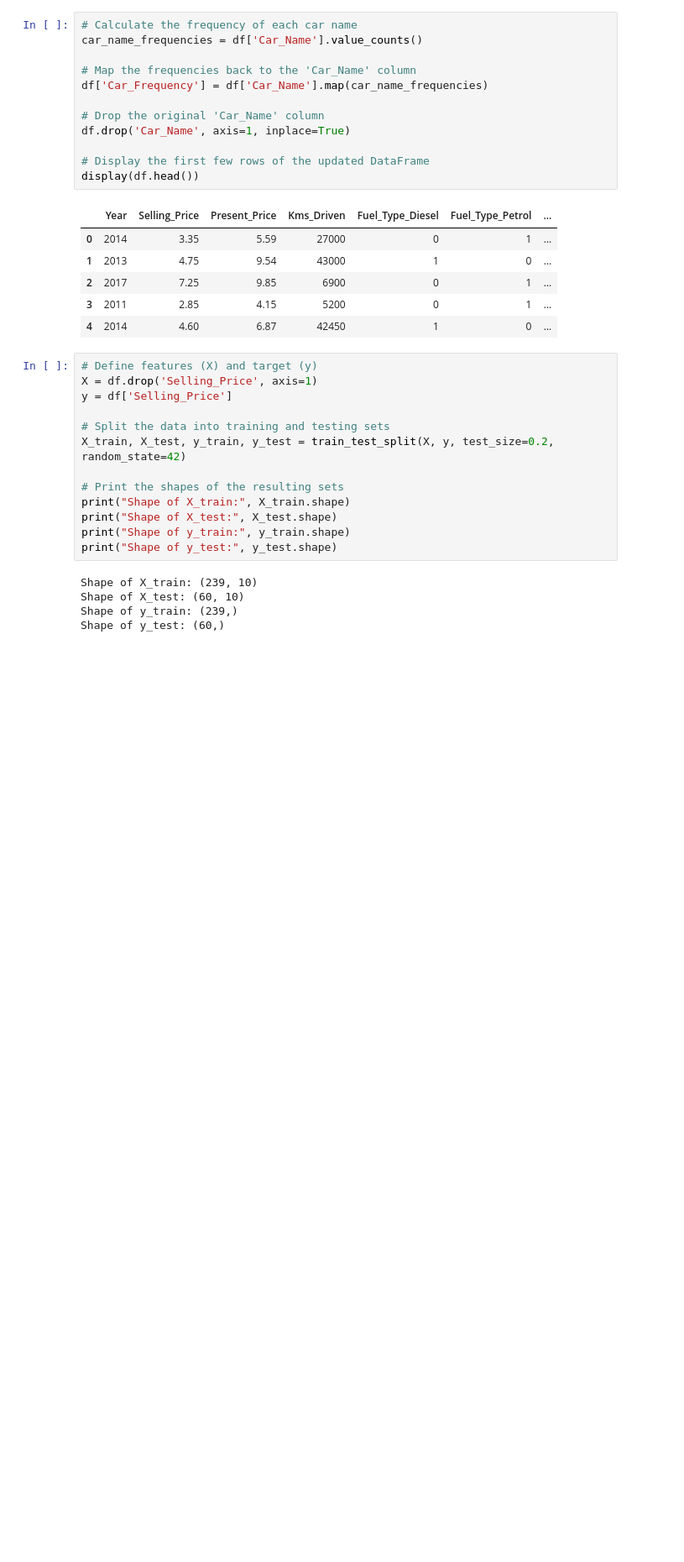
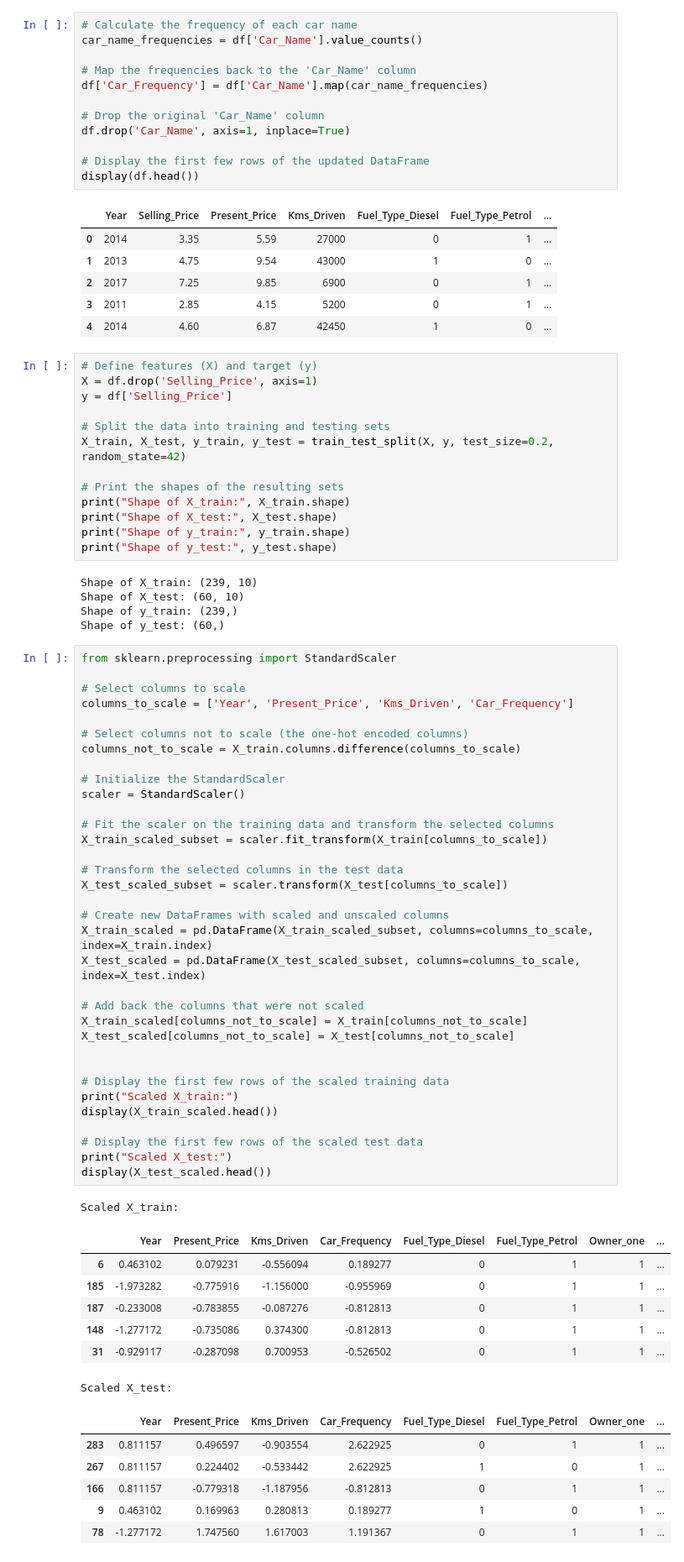
Before and after one commit to MohammadAghaei1/Polynomial-Car-price-prediction-, a Jupyter notebook: Mohammad/Car_price_prediction.ipynb, the cells around one changed output. Shown: that part at 84% size. Cells and saved outputs as stored; diff of their text form; blank space fills up the shorter version.

```diff
--- a/Mohammad/Car_price_prediction.ipynb
+++ b/Mohammad/Car_price_prediction.ipynb
@@ -427,3 +433,52 @@ Shape of X_train: (239, 10)
 Shape of X_test: (60, 10)
 Shape of y_train: (239,)
 Shape of y_test: (60,)
+# %%
+from sklearn.preprocessing import StandardScaler
+
+# Select columns to scale
+columns_to_scale = ['Year', 'Present_Price', 'Kms_Driven', 'Car_Frequency']
+
+# Select columns not to scale (the one-hot encoded columns)
+columns_not_to_scale = X_train.columns.difference(columns_to_scale)
+
+# Initialize the StandardScaler
+scaler = StandardScaler()
+
+# Fit the scaler on the training data and transform the selected columns
+X_train_scaled_subset = scaler.fit_transform(X_train[columns_to_scale])
+
+# Transform the selected columns in the test data
+X_test_scaled_subset = scaler.transform(X_test[columns_to_scale])
+
+# Create new DataFrames with scaled and unscaled columns
+X_train_scaled = pd.DataFrame(X_train_scaled_subset, columns=columns_to_scale, index=X_train.index)
+X_test_scaled = pd.DataFrame(X_test_scaled_subset, columns=columns_to_scale, index=X_test.index)
+
+# Add back the columns that were not scaled
+X_train_scaled[columns_not_to_scale] = X_train[columns_not_to_scale]
+X_test_scaled[columns_not_to_scale] = X_test[columns_not_to_scale]
+
+
+# Display the first few rows of the scaled training data
+print("Scaled X_train:")
+display(X_train_scaled.head())
+
+# Display the first few rows of the scaled test data
+print("Scaled X_test:")
+display(X_test_scaled.head())
+# %% [output]
+Scaled X_train:
+|  | Year | Present_Price | Kms_Driven | Car_Frequency | Fuel_Type_Diesel | Fuel_Type_Petrol | Owner_one | ... |
+| 6 | 0.463102 | 0.079231 | -0.556094 | 0.189277 | 0 | 1 | 1 | ... |
+| 185 | -1.973282 | -0.775916 | -1.156000 | -0.955969 | 0 | 1 | 1 | ... |
+| 187 | -0.233008 | -0.783855 | -0.087276 | -0.812813 | 0 | 1 | 1 | ... |
+| 148 | -1.277172 | -0.735086 | 0.374300 | -0.812813 | 0 | 1 | 1 | ... |
+| 31 | -0.929117 | -0.287098 | 0.700953 | -0.526502 | 0 | 1 | 1 | ... |
+Scaled X_test:
+|  | Year | Present_Price | Kms_Driven | Car_Frequency | Fuel_Type_Diesel | Fuel_Type_Petrol | Owner_one | ... |
+| 283 | 0.811157 | 0.496597 | -0.903554 | 2.622925 | 0 | 1 | 1 | ... |
+| 267 | 0.811157 | 0.224402 | -0.533442 | 2.622925 | 1 | 0 | 1 | ... |
+| 166 | 0.811157 | -0.779318 | -1.187956 | -0.812813 | 0 | 1 | 1 | ... |
+| 9 | 0.463102 | 0.169963 | 0.280813 | 0.189277 | 1 | 0 | 1 | ... |
+| 78 | -1.277172 | 1.747560 | 1.617003 | 1.191367 | 0 | 1 | 1 | ... |
```
Also changed, not shown: parts of 6 cells of this notebook.
